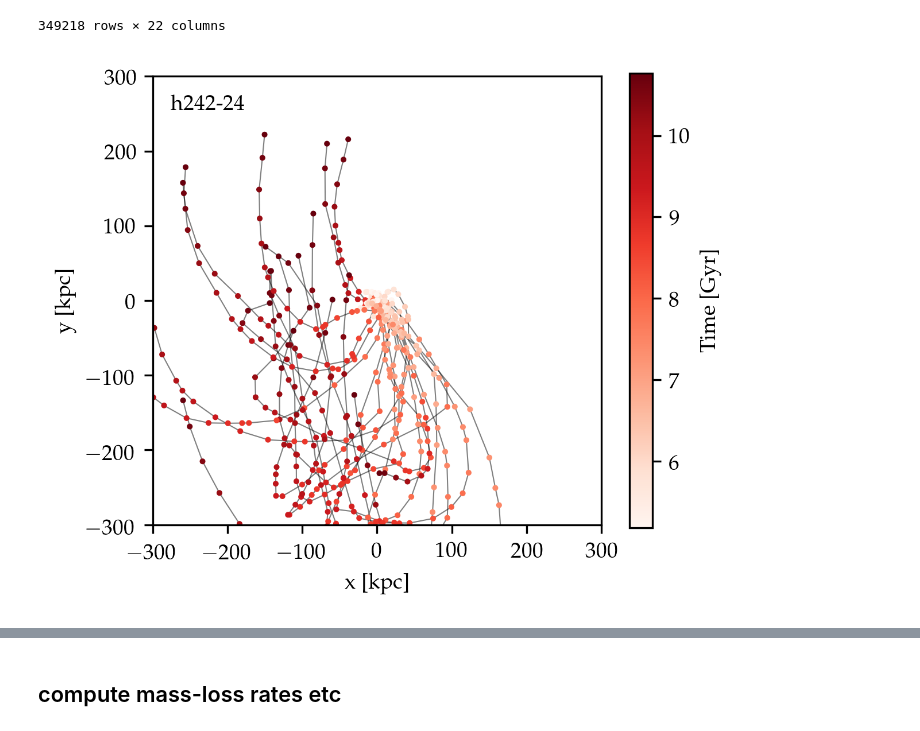
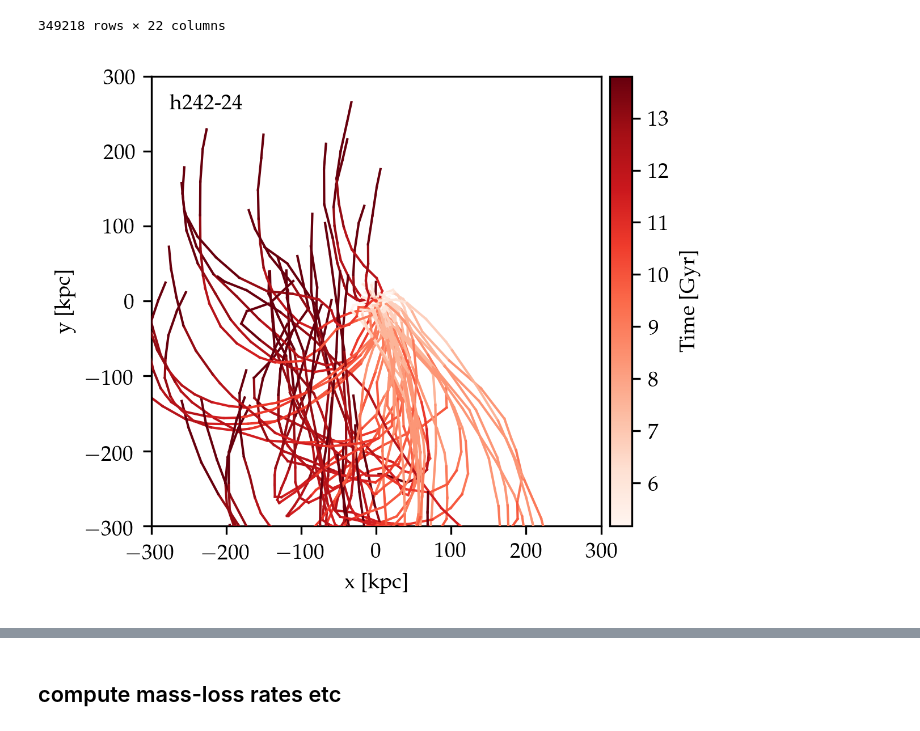
Before and after one commit to hollisakins/Justice_League_Code, a Jupyter notebook: Analysis/RamPressure/ParticleTrackingPlots.ipynb, the cells around one changed output, grey strips where cells are left out. Saved outputs shown, nothing was run; the diff lists cells and outputs as text; code cells hidden in the pictures.

```diff
--- a/Analysis/RamPressure/ParticleTrackingPlots.ipynb
+++ b/Analysis/RamPressure/ParticleTrackingPlots.ipynb
@@ -42,27 +42,51 @@ data
 pids = np.unique(data.pid)
 
 np.random.seed(123)
-pids_sub = np.random.choice(pids, size=20)
+pids_sub = np.random.choice(pids, size=50)
 # %%
+from mpl_toolkits.axes_grid1 import make_axes_locatable
 R = 300
 
 fig, ax = plt.subplots(1,1,figsize=(4.2,3.5),dpi=300)
-for pid in pids_sub:
+for j,pid in enumerate(pids_sub):
     d = data[data.pid==pid]
 
-    ax.plot(d.x,d.y, color='k', linewidth=0.5, alpha=0.5, zorder=1)
-    im = ax.scatter(d.x, d.y, c=d.time, cmap='Reds', s=2, zorder=2)
+    cmap = mpl.cm.get_cmap('Reds', 12)
+    tmin, tmax = np.min(d.time), np.max(d.time)
+
+    i_prev = 0
+    for i in range(len(d)-1):
+        i += 1
+        x1 = list(d.x)[i_prev]
+        y1 = list(d.y)[i_prev]
+        x2 = list(d.x)[i]
+        y2 = list(d.y)[i]
+
+        t = list(d.time)[i]
+        ax.plot([x1,x2],[y1,y2],color=cmap((t-tmin)/(tmax-tmin)), linewidth=1, zorder=j)
+
+        i_prev = i
+
+    #ax.plot(d.x,d.y, color='k', linewidth=0.5, alpha=0.5, zorder=1)
+    #im = ax.scatter(d.x, d.y, c=d.time, cmap='Reds', s=2, zorder=2)
 
 
-cbar = fig.colorbar(im, label='Time [Gyr]')
+divider = make_axes_locatable(ax)
+ax_cb = divider.new_horizontal(size="5%", pad=0.05)
+cb1 = mpl.colorbar.ColorbarBase(ax_cb, cmap=mpl.cm.Reds, orientation='vertical',
+                                norm = mpl.colors.Normalize(vmin=tmin, vmax=tmax),
+                                label='Time [Gyr]')
+fig.add_axes(ax_cb)
+
+
 ax.set_xlim(-R,R)
 ax.set_ylim(-R,R)
 ax.set_xlabel('x [kpc]')
 ax.set_ylabel('y [kpc]')
 ax.annotate(key.replace("_","-"), (0.04,0.96), xycoords='axes fraction', va='top')
 ax.set_aspect('equal')
 
 
 plt.show()
 # %% [output]
-[figure, old version]
+[figure, new version]
```
Also changed, not shown: parts of 2 cells of this notebook, 2 other files.
